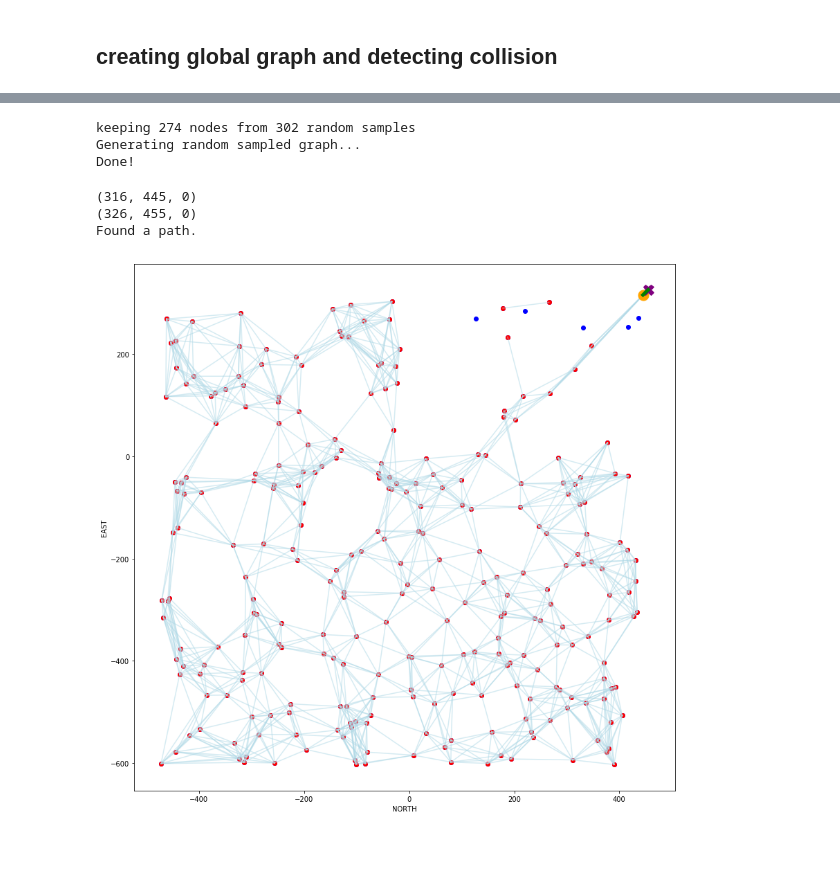
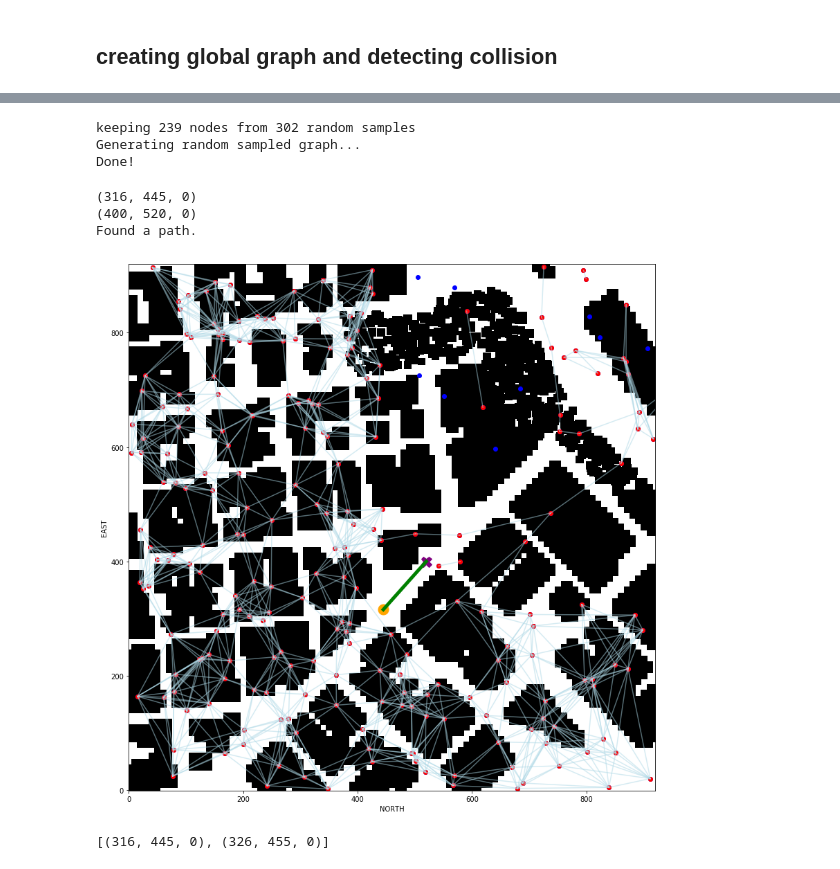
Before and after one commit to adreena/Drone-Motion-Planning, a Jupyter notebook: random_path_planning.ipynb, the cells around one changed output, grey strips where cells are left out. Cells and saved outputs as stored; diff of their text form; code cells hidden in the pictures.

```diff
--- a/random_path_planning.ipynb
+++ b/random_path_planning.ipynb
@@ -222,7 +224,7 @@ east_info ={'min':east_min, 'max':east_max, 'size':east_size}
 
 # (316, 445) (326, 455)
 grid_start = (316, 445, 0)
-grid_goal = (326, 455, 0)
+grid_goal = (400, 520, 0)
 
 grid, north_offset, east_offset = create_grid(data, TARGET_ALTITUDE, SAFETY_DISTANCE)
 obstacle_tree, polygons = create_obstacle_graph(north_info, east_info, data)
@@ -234,7 +236,7 @@ print('Generating random sampled graph...')
 graph,sample_tree = create_graph(nodes)
 print('Done!')
 # %% [output]
-keeping 274 nodes from 302 random samples
+keeping 239 nodes from 302 random samples
 Generating random sampled graph...
 Done!
 # %%
@@ -248,51 +250,46 @@ Done!
 print(grid_start)
 print(grid_goal)
 
-
-# -122.39230966   37.79605883
-# lat_goal = 37.79669089
-# lon_goal = -122.39253165
-# point = (lon_goal, lat_goal, 0)
-# global_home = np.array([-122.39745 ,  37.79248 ,   0.     ])
-# local = global_to_local(point,global_home)
-# print(local_to_global((470,430,0), global_home))
-
-# goal=(local[0] + north_offset, local[1] + east_offset, 0)
 
 path,path_cost = a_star(graph, heuristic, grid_start, grid_goal)
 path_pairs = zip(path[:-1], path[1:])
 
 nmin =  north_min
 emin = east_min
 
 # Draw edges
 for (n1, n2) in graph.edges:
     plt.plot([n1[1] - emin, n2[1] - emin], [n1[0] - nmin, n2[0] - nmin], 'lightblue' , alpha=0.5)
 
 # Draw all nodes connected or not in blue
 for n1 in nodes:
     plt.scatter(n1[1] - emin, n1[0] - nmin, c='blue')
 
 # # Draw connected nodes in red
 for n1 in graph.nodes:
     plt.scatter(n1[1] - emin, n1[0] - nmin, c='red')
 
 
-plt.plot(grid_start[1]- emin, grid_start[0]- nmin, marker='o', linewidth=5, markersize=15, c='orange')
-plt.plot(grid_goal[1]- emin, grid_goal[0]- nmin, marker='X', linewidth=5, markersize=15, c='purple')
+plt.plot(grid_start[1], grid_start[0], marker='o', linewidth=5, markersize=15, c='orange')
+plt.plot(grid_goal[1], grid_goal[0], marker='X', linewidth=5, markersize=15, c='purple')
 
 path_pairs = zip(path[:-1], path[1:])
+print()
 for (n1, n2) in path_pairs:
-    plt.plot([n1[1] - emin, n2[1] - emin], [n1[0] - nmin, n2[0] - nmin], 'green', linewidth=5)
+    plt.plot([n1[1], n2[1]], [n1[0], n2[0]], 'green', linewidth=5)
 
 plt.imshow(grid, cmap='Greys', origin='lower')
 
 plt.xlabel('NORTH')
 plt.ylabel('EAST')
 
 plt.show()
 # %% [output]
 (316, 445, 0)
-(326, 455, 0)
+(400, 520, 0)
 Found a path.
-[figure, old version]
+[figure, new version]
+# %%
+print(path)
+# %% [output]
+[(316, 445, 0), (326, 455, 0)]
```
Also changed, not shown: parts of 2 cells of this notebook, 5 other files.
